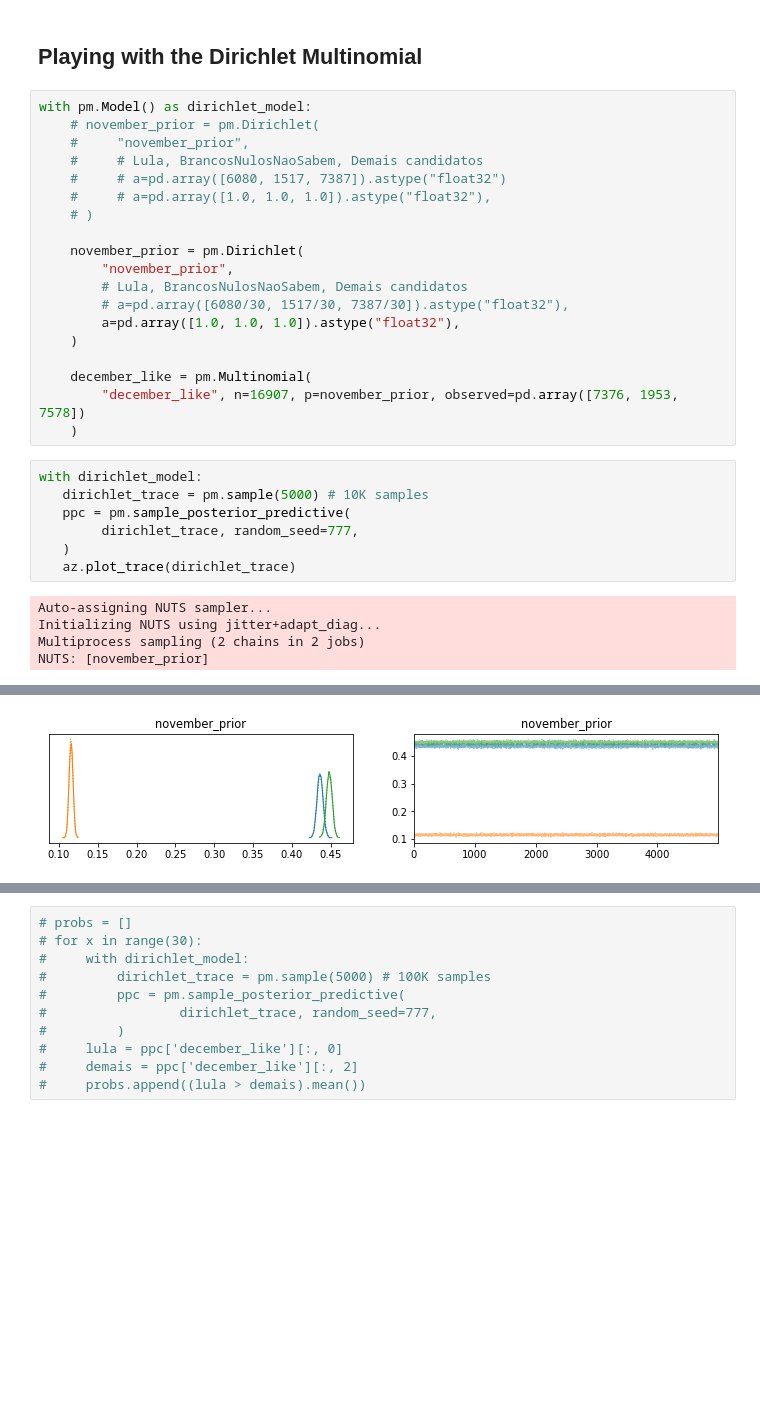
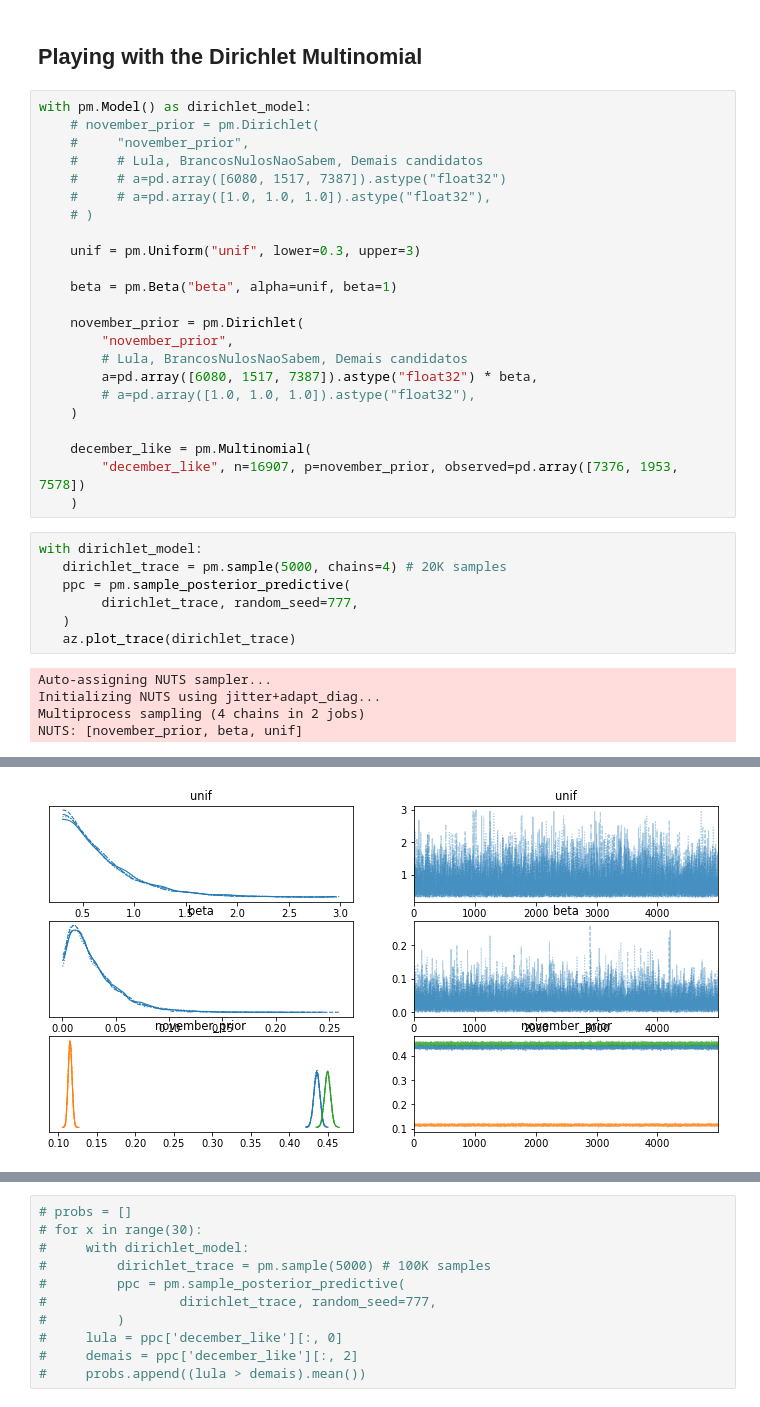
Before and after one commit to xboard/fastpages-blog, a Jupyter notebook: _notebooks/2022-01-07-brazils-2022-presidential-elections-polls-analysis-part1.ipynb, the cells around one changed output, grey strips where cells are left out. Cells and saved outputs as stored; diff of their text form; blank space fills up the shorter version.

```diff
--- a/_notebooks/2022-01-07-brazils-2022-presidential-elections-polls-analysis-part1.ipynb
+++ b/_notebooks/2022-01-07-brazils-2022-presidential-elections-polls-analysis-part1.ipynb
@@ -186,11 +183,15 @@ with pm.Model() as dirichlet_model:
     #     # a=pd.array([1.0, 1.0, 1.0]).astype("float32"),
     # )
 
+    unif = pm.Uniform("unif", lower=0.3, upper=3)
+
+    beta = pm.Beta("beta", alpha=unif, beta=1)
+
     november_prior = pm.Dirichlet(
         "november_prior",
         # Lula, BrancosNulosNaoSabem, Demais candidatos
-        # a=pd.array([6080/30, 1517/30, 7387/30]).astype("float32"),
-        a=pd.array([1.0, 1.0, 1.0]).astype("float32"),
+        a=pd.array([6080, 1517, 7387]).astype("float32") * beta,
+        # a=pd.array([1.0, 1.0, 1.0]).astype("float32"),
     )
 
     december_like = pm.Multinomial(
@@ -198,7 +199,7 @@ with pm.Model() as dirichlet_model:
     )
 # %%
 with dirichlet_model:
-   dirichlet_trace = pm.sample(5000) # 10K samples
+   dirichlet_trace = pm.sample(5000, chains=4) # 20K samples
    ppc = pm.sample_posterior_predictive(
         dirichlet_trace, random_seed=777,
    )
@@ -206,6 +207,6 @@ with dirichlet_model:
 # %% [output]
 Auto-assigning NUTS sampler...
 Initializing NUTS using jitter+adapt_diag...
-Multiprocess sampling (2 chains in 2 jobs)
-NUTS: [november_prior]
+Multiprocess sampling (4 chains in 2 jobs)
+NUTS: [november_prior, beta, unif]
 [interactive output not drawn]
@@ -214,5 +214,5 @@ The acceptance probability does not match the target. It is 0.8887629174168021,
 [interactive output not drawn]
-[figure, old version]
+[figure, new version]
 # %%
 print("mean=", dirichlet_trace.get_values("november_prior").mean(axis=0))
 print("std=", dirichlet_trace.get_values("november_prior").std(axis=0))
```
Also changed, not shown: parts of 11 cells of this notebook.
